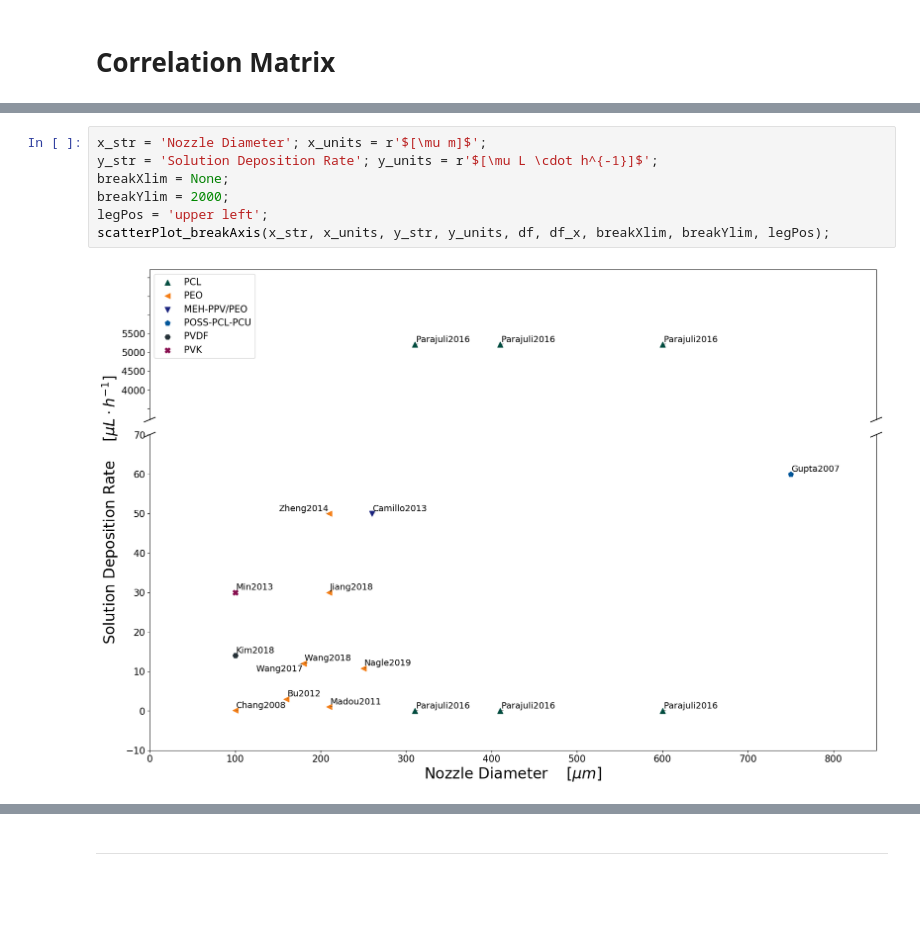
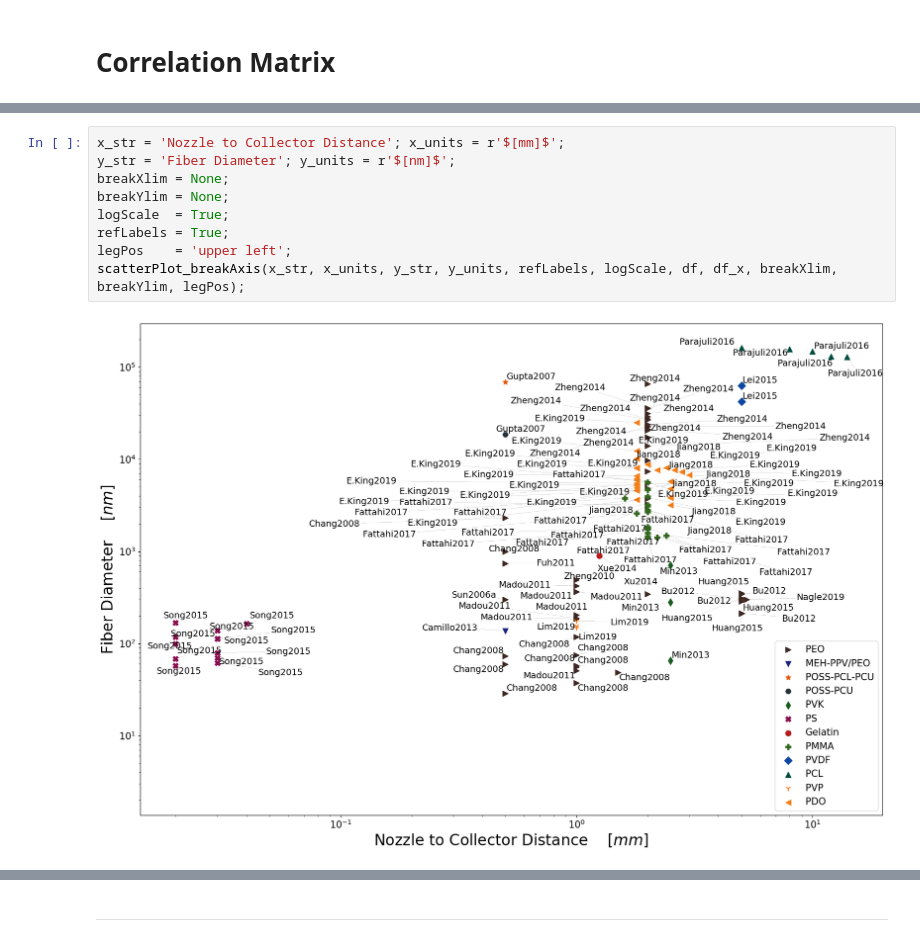
Before and after one commit to KiraSensei13/MNT_ITESM_Thesis, a Jupyter notebook: NFES_Review/_jupyterPlots/NFES_ReviewPaper.ipynb, the cells around one changed output, grey strips where cells are left out. Saved outputs shown, nothing was run; the diff lists cells and outputs as text; blank space fills up the shorter version.

Commit message:
plots in logScale and 3 more papers

```diff
--- a/NFES_Review/_jupyterPlots/NFES_ReviewPaper.ipynb
+++ b/NFES_Review/_jupyterPlots/NFES_ReviewPaper.ipynb
@@ -887,9 +906,11 @@ scatterPlot_breakAxis(x_str, x_units, y_str, y_units, df, df_x, breakXlim, break
 # %%
-x_str = 'Nozzle Diameter'; x_units = r'$[\mu m]$';
-y_str = 'Solution Deposition Rate'; y_units = r'$[\mu L \cdot h^{-1}]$';
+x_str = 'Nozzle to Collector Distance'; x_units = r'$[mm]$';
+y_str = 'Fiber Diameter'; y_units = r'$[nm]$';
 breakXlim = None;
-breakYlim = 2000;
-legPos = 'upper left';
-scatterPlot_breakAxis(x_str, x_units, y_str, y_units, df, df_x, breakXlim, breakYlim, legPos);
+breakYlim = None;
+logScale  = True;
+refLabels = True;
+legPos    = 'upper left';
+scatterPlot_breakAxis(x_str, x_units, y_str, y_units, refLabels, logScale, df, df_x, breakXlim, breakYlim, legPos);
 # %% [output]
-[figure, old version]
+[figure, new version]
```
Also changed, not shown: parts of 13 cells of this notebook, 15 other files.
